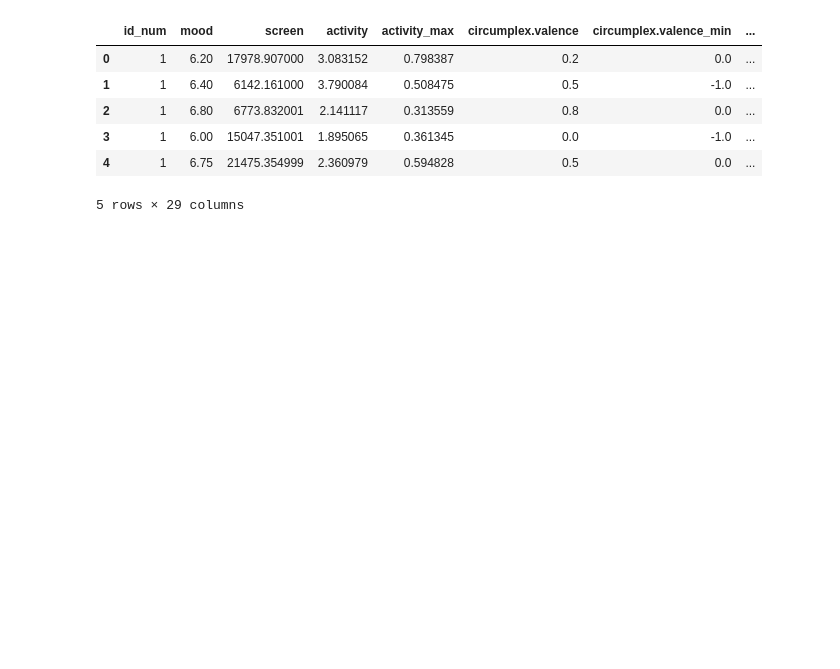
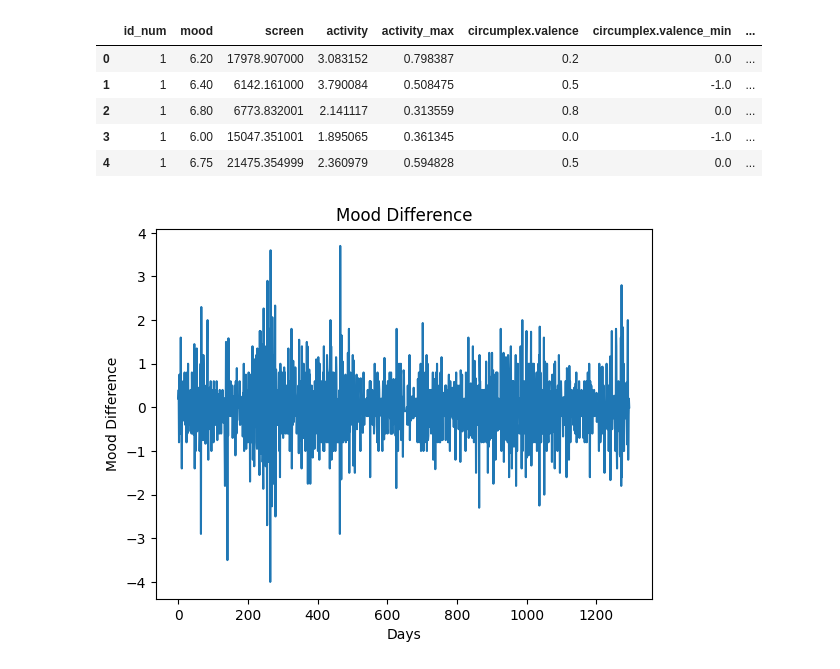
Before and after one commit to matushalak/DMT, a Jupyter notebook: ML_modelling.ipynb, the cells around one changed output. Saved outputs shown, nothing was run; the diff lists cells and outputs as text; code cells hidden in the pictures; blank space fills up the shorter version.

```diff
--- a/ML_modelling.ipynb
+++ b/ML_modelling.ipynb
@@ -15,7 +15,7 @@ import seaborn as sns
 import os
 # %%
 
-dataset_name = 'df_interpolated'
+dataset_name = 'df_drop_appCat'
 df = pd.read_csv(f'tables/preprocessed/{dataset_name}.csv')
 df.head()
 # %% [output]
@@ -25,6 +25,5 @@ df.head()
 | 2 | 1 | 6.80 | 6773.832001 | 2.141117 | 0.313559 | 0.8 | 0.0 | ... |
 | 3 | 1 | 6.00 | 15047.351001 | 1.895065 | 0.361345 | 0.0 | -1.0 | ... |
 | 4 | 1 | 6.75 | 21475.354999 | 2.360979 | 0.594828 | 0.5 | 0.0 | ... |
-5 rows × 29 columns
 # %%
 # select everything except day, date, next_day
@@ -36,3 +37,11 @@ X = pd.get_dummies(X, columns=['id_num'])
+# %%
+difference = df['next_day_mood'] - df['mood']
+
+plt.xlabel('Days')
+plt.ylabel('Mood Difference')
+plt.show()
+# %% [output]
+[figure, added]
 # %%
 # split into train and test
 X_train, X_test, y_train, y_test = train_test_split(X, y, test_size=0.2, random_state=42)
```
Also changed, not shown: parts of 5 cells of this notebook, 4 other files.
